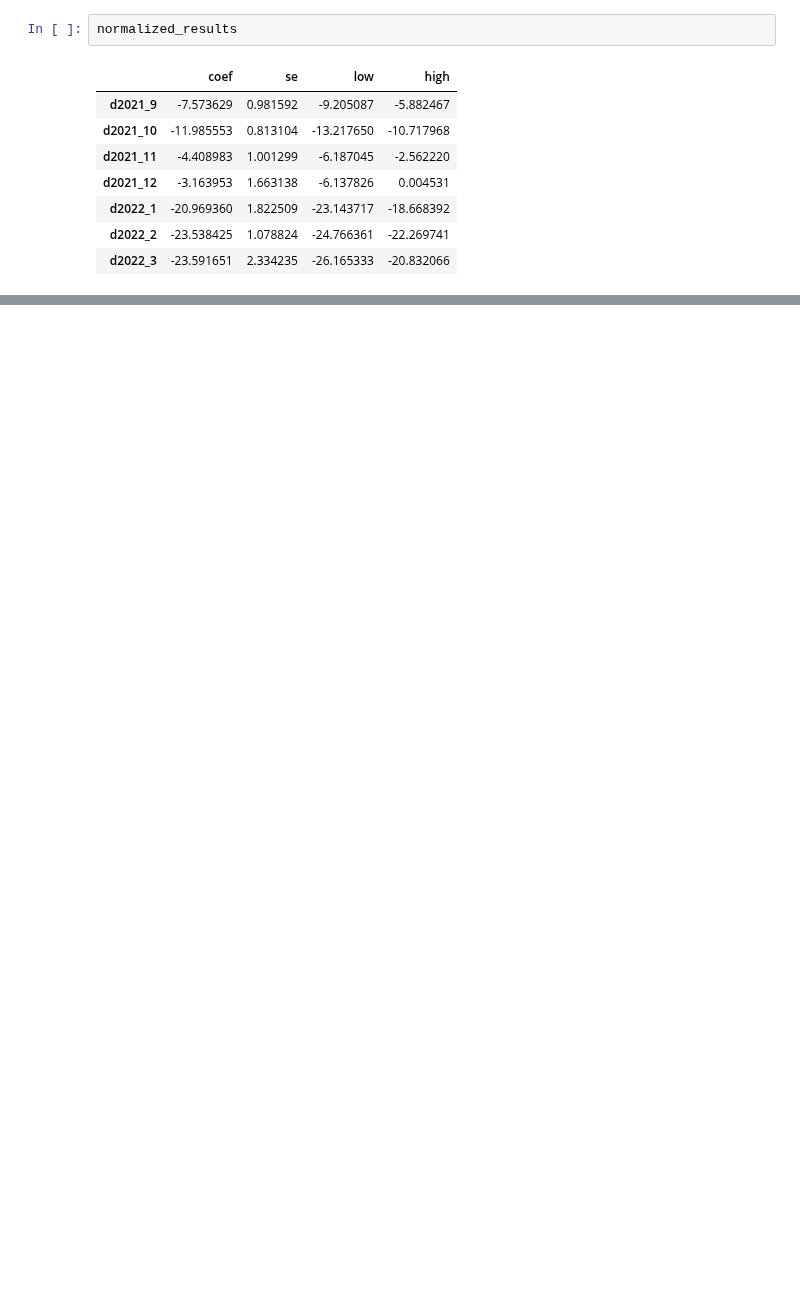
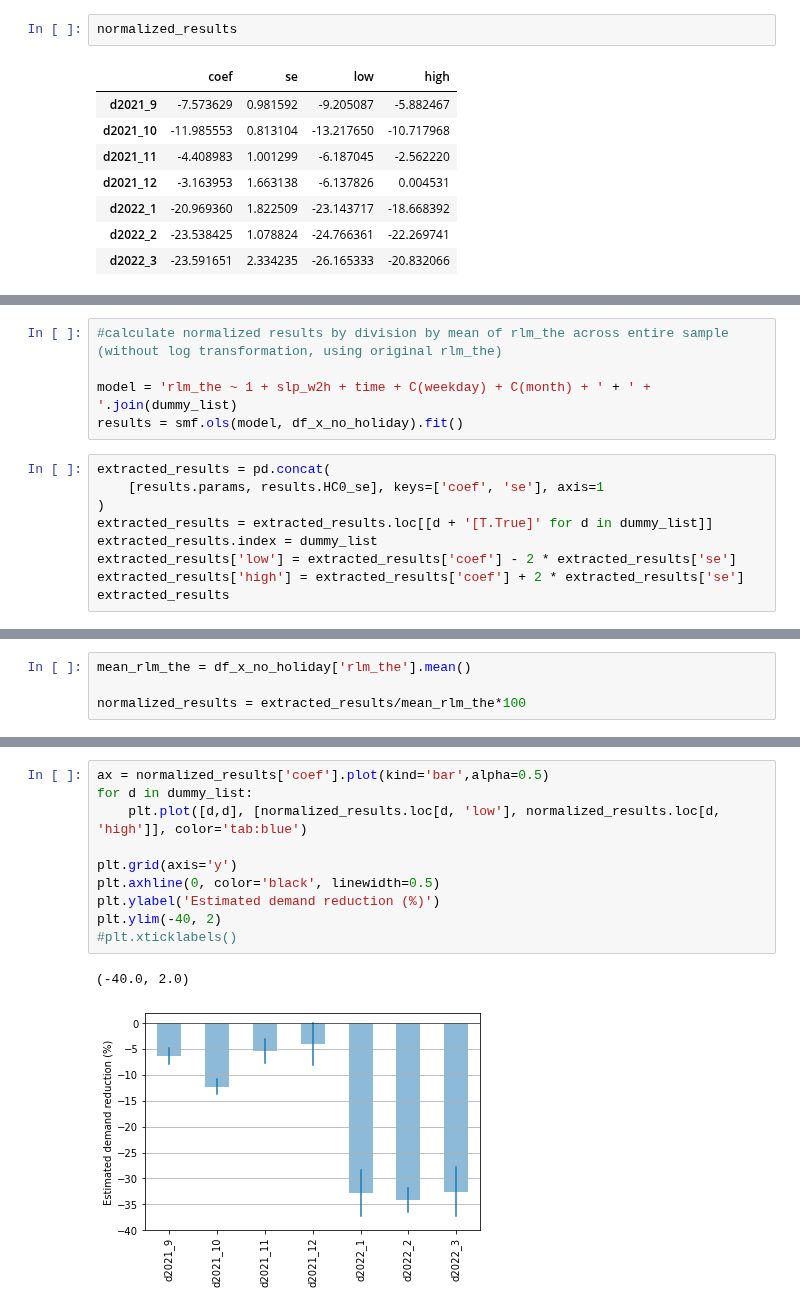
Before and after one commit to oruhnau/energy_demand, a Jupyter notebook: top_down/analysis.ipynb, the cells around one changed output, grey strips where cells are left out. Drawn from its saved outputs; the diff is of its cells as text; blank space fills up the shorter version.

```diff
--- a/top_down/analysis.ipynb
+++ b/top_down/analysis.ipynb
@@ -921,0 +990,14 @@ df_x_no_holiday[df_x_no_holiday['2021-12'])
+# %%
+#calculate normalized results by division by mean of rlm_the across entire sample (without log transformation, using original rlm_the)
+
+model = 'rlm_the ~ 1 + slp_w2h + time + C(weekday) + C(month) + ' + ' + '.join(dummy_list)
+results = smf.ols(model, df_x_no_holiday).fit()
+# %%
+extracted_results = pd.concat(
+    [results.params, results.HC0_se], keys=['coef', 'se'], axis=1
+)
+extracted_results = extracted_results.loc[[d + '[T.True]' for d in dummy_list]]
+extracted_results.index = dummy_list
+extracted_results['low'] = extracted_results['coef'] - 2 * extracted_results['se']
+extracted_results['high'] = extracted_results['coef'] + 2 * extracted_results['se']
+extracted_results
@@ -921,0 +1013,4 @@ df_x_no_holiday[df_x_no_holiday['2021-12'])
+# %%
+mean_rlm_the = df_x_no_holiday['rlm_the'].mean()
+
+normalized_results = extracted_results/mean_rlm_the*100
@@ -921,0 +1028,13 @@ df_x_no_holiday[df_x_no_holiday['2021-12'])
+# %%
+ax = normalized_results['coef'].plot(kind='bar',alpha=0.5)
+for d in dummy_list:
+    plt.plot([d,d], [normalized_results.loc[d, 'low'], normalized_results.loc[d, 'high']], color='tab:blue')
+
+plt.grid(axis='y')
+plt.axhline(0, color='black', linewidth=0.5)
+plt.ylabel('Estimated demand reduction (%)')
+plt.ylim(-40, 2)
+#plt.xticklabels()
+# %% [output]
+(-40.0, 2.0)
+[figure, added]
```
Also changed, not shown: parts of 33 cells of this notebook.
